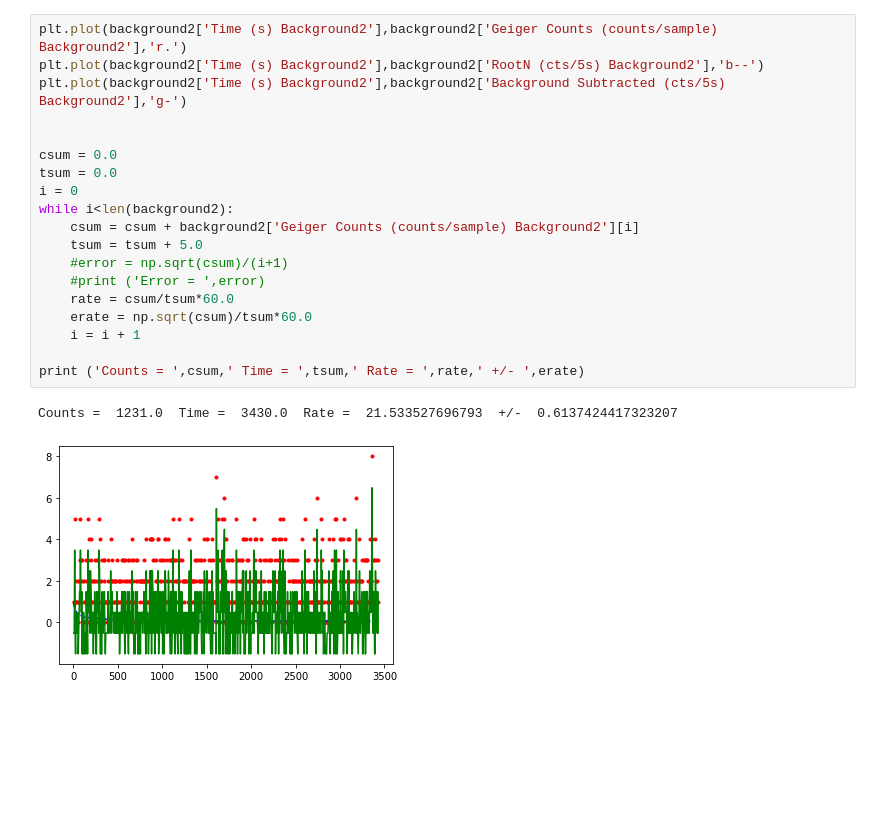
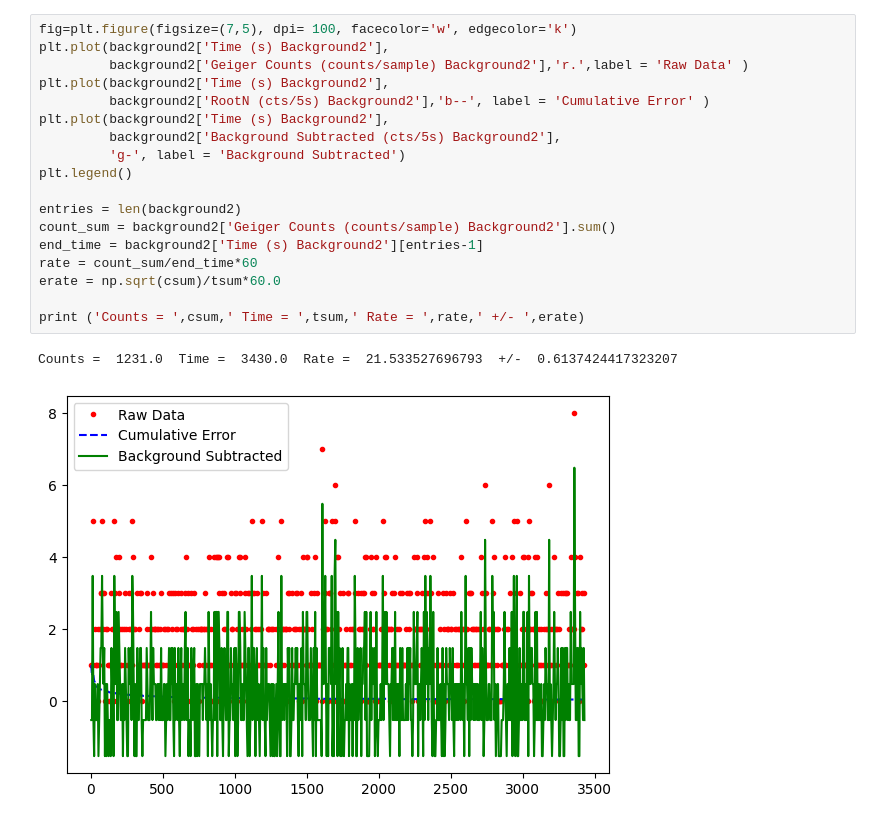
Before and after one commit to nmack21/PhysicsLabs, a Jupyter notebook: PHYS201/RadioactivityLab.ipynb, the cells around one changed output. Saved outputs shown, nothing was run; the diff lists cells and outputs as text; blank space fills up the shorter version.

```diff
--- a/PHYS201/RadioactivityLab.ipynb
+++ b/PHYS201/RadioactivityLab.ipynb
@@ -93,22 +101,21 @@ Counts =  114.0  Time =  375.0  Rate =  18.24  +/-  1.7083325203250097
 # %%
-plt.plot(background2['Time (s) Background2'],background2['Geiger Counts (counts/sample) Background2'],'r.')
-plt.plot(background2['Time (s) Background2'],background2['RootN (cts/5s) Background2'],'b--')
-plt.plot(background2['Time (s) Background2'],background2['Background Subtracted (cts/5s) Background2'],'g-')
+fig=plt.figure(figsize=(7,5), dpi= 100, facecolor='w', edgecolor='k')
+plt.plot(background2['Time (s) Background2'],
+         background2['Geiger Counts (counts/sample) Background2'],'r.',label = 'Raw Data' )
+plt.plot(background2['Time (s) Background2'],
+         background2['RootN (cts/5s) Background2'],'b--', label = 'Cumulative Error' )
+plt.plot(background2['Time (s) Background2'],
+         background2['Background Subtracted (cts/5s) Background2'],
+         'g-', label = 'Background Subtracted')
+plt.legend()
 
-
-csum = 0.0
-tsum = 0.0
-i = 0
-while i<len(background2):
-    csum = csum + background2['Geiger Counts (counts/sample) Background2'][i]
-    tsum = tsum + 5.0
-    #error = np.sqrt(csum)/(i+1)
-    #print ('Error = ',error)
-    rate = csum/tsum*60.0
-    erate = np.sqrt(csum)/tsum*60.0
-    i = i + 1
+entries = len(background2)
+count_sum = background2['Geiger Counts (counts/sample) Background2'].sum()
+end_time = background2['Time (s) Background2'][entries-1]
+rate = count_sum/end_time*60
+erate = np.sqrt(csum)/tsum*60.0
 
 print ('Counts = ',csum,' Time = ',tsum,' Rate = ',rate,' +/- ',erate)
 # %% [output]
 Counts =  1231.0  Time =  3430.0  Rate =  21.533527696793  +/-  0.6137424417323207
-[figure, old version]
+[figure, new version]
```
Also changed, not shown: parts of 20 cells of this notebook.
